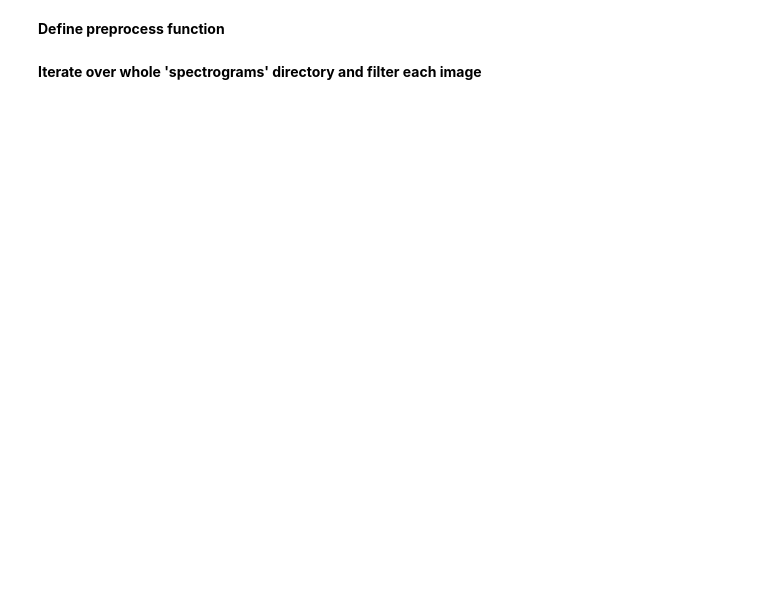
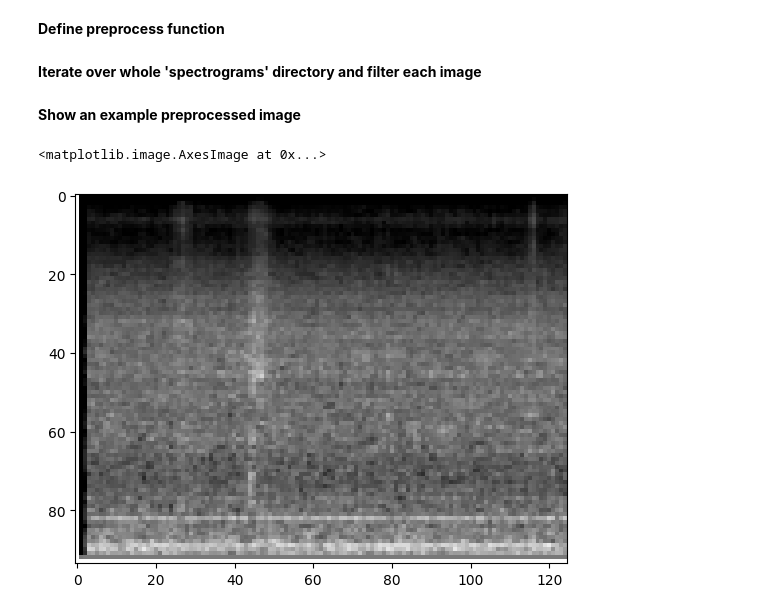
Before and after one commit to oguzakif/urban-sound-classifier, a Jupyter notebook: urban_sound_preprocessing.ipynb, the cells around one changed output. Cells and saved outputs as stored; diff of their text form; code cells hidden in the pictures; blank space fills up the shorter version.

```diff
--- a/urban_sound_preprocessing.ipynb
+++ b/urban_sound_preprocessing.ipynb
@@ -33,3 +42,11 @@ for i in range(spectogram_category_count) :
             filtered_img = image_filter(path_of_the_directory+'/'+str(i)+'/'+n.name)
             cv.imwrite(path_of_the_export_directory+'/'+str(i)+'/'+n.name, filtered_img)
     object.close()
+# %% [markdown]
+**Show an example preprocessed image**
+# %%
+img2 = cv.imread(path_of_the_export_directory+"/0/100852-0-0-0.png")
+plt.imshow(cv.cvtColor(img2, cv.COLOR_BGR2RGB))
+# %% [output]
+<matplotlib.image.AxesImage at 0x...>
+[figure, added]
```
Also changed, not shown: parts of 4 cells of this notebook.
